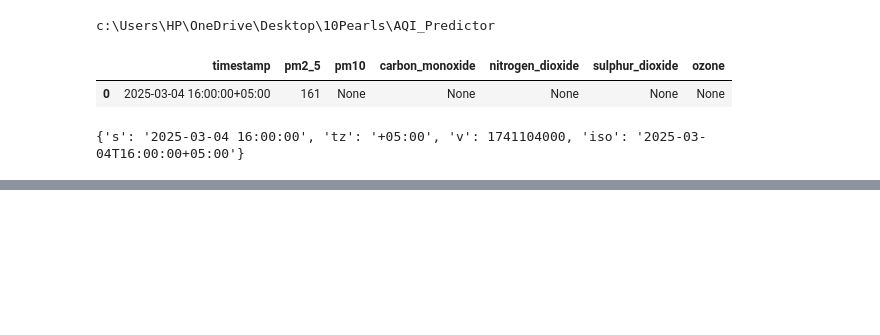
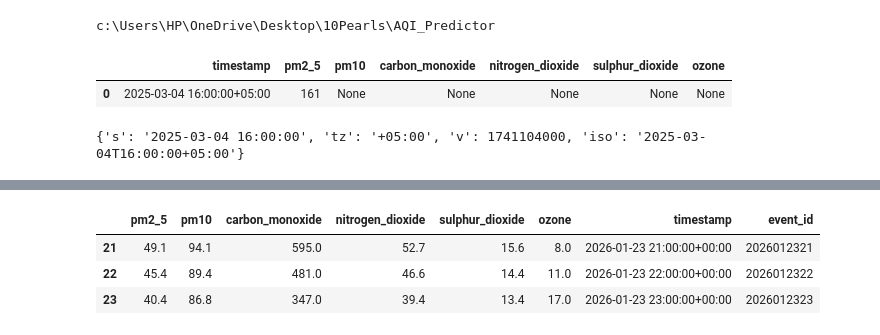
Before and after one commit to zeemen2724/AQI_Predictor, a Jupyter notebook: src/notebooks/eda.ipynb, the cells around one changed output, grey strips where cells are left out. Saved outputs shown, nothing was run; the diff lists cells and outputs as text; code cells hidden in the pictures; blank space fills up the shorter version.

```diff
--- a/src/notebooks/eda.ipynb
+++ b/src/notebooks/eda.ipynb
@@ -284,0 +438,15 @@ print(r.json()["data"]["time"])
+# %%
+import pandas as pd
+
+# make last_ingested_ts UTC-aware
+last_ingested_ts_utc = pd.Timestamp(last_ingested_ts, tz="UTC")
+
+print("Min timestamp:", df["timestamp"].min())
+print("Max timestamp:", df["timestamp"].max())
+print("event_id unique:", df["event_id"].is_unique)
+
+new_rows = df[df["timestamp"] > last_ingested_ts_utc]
+
+print("Rows newer than last ingestion:", len(new_rows))
+display(new_rows.tail(3))
+# %% [output]
@@ -284,0 +457,4 @@ print(r.json()["data"]["time"])
+|  | pm2_5 | pm10 | carbon_monoxide | nitrogen_dioxide | sulphur_dioxide | ozone | timestamp | event_id |
+| 21 | 49.1 | 94.1 | 595.0 | 52.7 | 15.6 | 8.0 | 2026-01-23 21:00:00+00:00 | 2026012321 |
+| 22 | 45.4 | 89.4 | 481.0 | 46.6 | 14.4 | 11.0 | 2026-01-23 22:00:00+00:00 | 2026012322 |
+| 23 | 40.4 | 86.8 | 347.0 | 39.4 | 13.4 | 17.0 | 2026-01-23 23:00:00+00:00 | 2026012323 |
```
Also changed, not shown: parts of 13 cells of this notebook, 8 other files.
